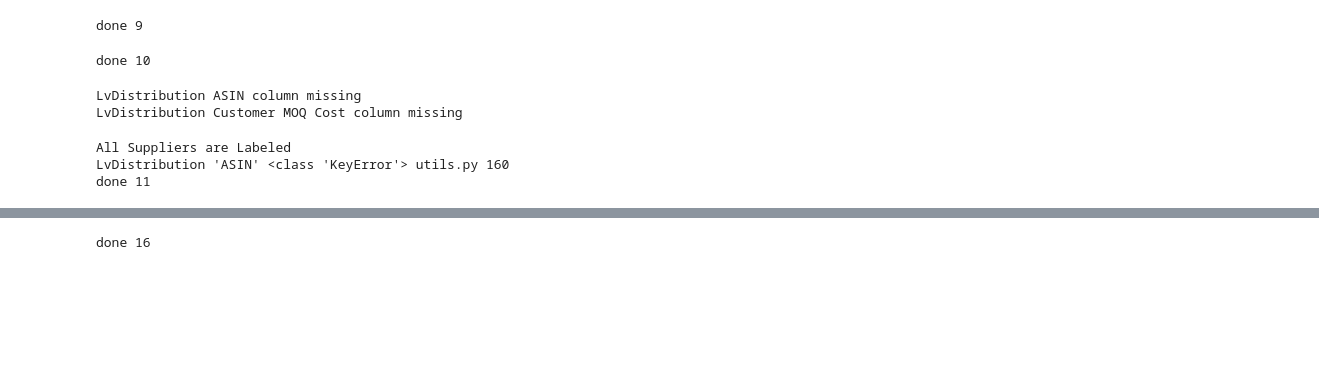
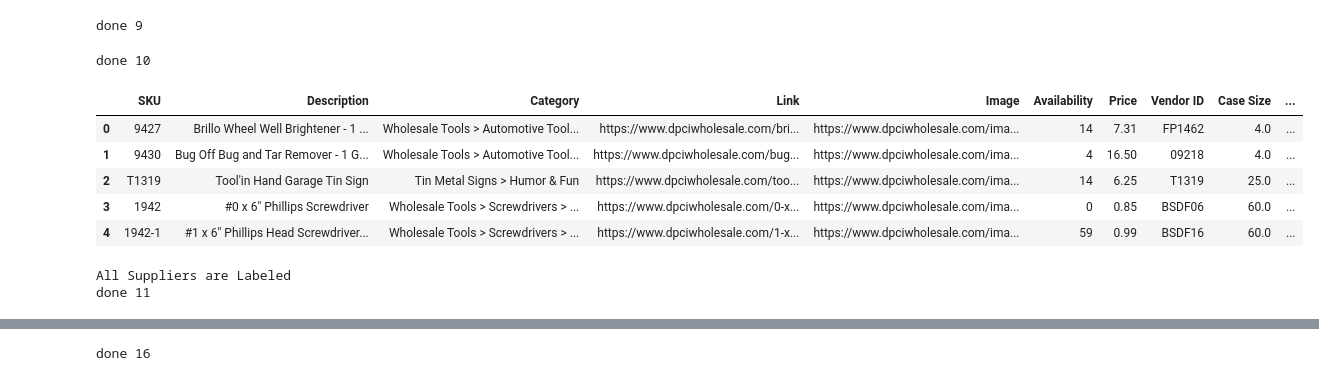
Before and after one commit to faysal887/tricyons-analyser-v2, a Jupyter notebook: auto_catalog_update.ipynb, the cells around one changed output, grey strips where cells are left out. Drawn from its saved outputs; the diff is of its cells as text; code cells hidden in the pictures; blank space fills up the shorter version.

Commit message:
removed errors

```diff
--- a/auto_catalog_update.ipynb
+++ b/auto_catalog_update.ipynb
@@ -6,18 +6,8 @@
 
 import requests
 
-
-
 import warnings
 warnings.filterwarnings("ignore")
-# import warnings
-
-# def fxn():
-#     warnings.warn("deprecated", DeprecationWarning)
-
-# with warnings.catch_warnings():
-#     warnings.simplefilter("ignore")
-#     fxn()
 
 import smtplib
 from email.mime.multipart import MIMEMultipart
@@ -29,10 +19,13 @@ import time, requests, csv, json
 from datetime import datetime
 pd.set_option('display.max_columns', 100)
 pd.set_option('display.max_rows', 20000)
-pd.set_option('display.max_colwidth', -1)
+pd.set_option('display.max_colwidth', 10000)
 
 import sys, os, shutil, pdb
 sys.path.insert(1, '/Users/muhammadfaisal/Documents/')
+
+
+
 
 
 from pathlib import Path
@@ -44,10 +37,13 @@ from IPython.display import display, clear_output
 from bs4 import BeautifulSoup
 
 
-
-
 from pydrive.auth import GoogleAuth
 from pydrive.drive import GoogleDrive
+
+try:
+  from tabula.io import read_pdf
+except:
+  %pip install tabula-py
 
 try: # running remotely
     from google.colab import drive
@@ -62,3 +53,5 @@ except:
+# %%
+TEST_CATALOGS=[]
 # %% [markdown]
 # Local VS Remote
 # %%
@@ -210,7 +226,11 @@ done 7
 linksdf=pd.read_excel(f'{tmp_dir}/Catalogs Link.xlsx')
 # data=linksdf.dropna(subset=['Link'], axis=0)
 data=strip_column_names(linksdf)
-df=data[data.Active==True].copy()
+if TEST_CATALOGS:
+    df=data[(data.Active==True)&(data.Distributor.isin(TEST_CATALOGS))].copy()
+else:
+    df=data[(data.Active==True)].copy()
+
 print(df.shape)
 # %% [output]
 (32, 16)
@@ -266,23 +291,40 @@ done 10
+# %%
+catalogs['DPCI_Wholesale'].head()
+# %% [output]
+|  | SKU | Description | Category | Link | Image | Availability | Price | Vendor ID | Case Size | ... |
+| 0 | 9427 | Brillo Wheel Well Brightener - 1 ... | Wholesale Tools > Automotive Tool... | https://www.dpciwholesale.com/bri... | https://www.dpciwholesale.com/ima... | 14 | 7.31 | FP1462 | 4.0 | ... |
+| 1 | 9430 | Bug Off Bug and Tar Remover - 1 G... | Wholesale Tools > Automotive Tool... | https://www.dpciwholesale.com/bug... | https://www.dpciwholesale.com/ima... | 4 | 16.50 | 09218 | 4.0 | ... |
+| 2 | T1319 | Tool'in Hand Garage Tin Sign | Tin Metal Signs > Humor & Fun | https://www.dpciwholesale.com/too... | https://www.dpciwholesale.com/ima... | 14 | 6.25 | T1319 | 25.0 | ... |
+| 3 | 1942 | #0 x 6" Phillips Screwdriver | Wholesale Tools > Screwdrivers > ... | https://www.dpciwholesale.com/0-x... | https://www.dpciwholesale.com/ima... | 0 | 0.85 | BSDF06 | 60.0 | ... |
+| 4 | 1942-1 | #1 x 6" Phillips Head Screwdriver... | Wholesale Tools > Screwdrivers > ... | https://www.dpciwholesale.com/1-x... | https://www.dpciwholesale.com/ima... | 59 | 0.99 | BSDF16 | 60.0 | ... |
 # %%
 # sanity checks to check all the required columns are present
 for name, tmpdf in catalogs.items():
-    # pdb.set_trace()
-    id_columns_name	= df[df.Distributor==name].id_columns_name.item()
-    id_columns_type = df[df.Distributor==name].id_columns_type.item()
-    price_column    = df[df.Distributor==name].price_column.item()
+    try:
+        if name!='DPCI_Wholesale': continue
+        # pdb.set_trace()
+        id_columns_name	= df[df.Distributor==name].id_columns_name.item()
+        id_columns_type = df[df.Distributor==name].id_columns_type.item()
+        price_column    = df[df.Distributor==name].price_column.item()
 
-    if id_columns_name not in tmpdf.columns: print(f'{name} {id_columns_name} column missing')
-    if price_column not in tmpdf.columns: print(f'{name} {price_column} column missing')
+        if id_columns_name not in tmpdf.columns: print(f'{name} "{id_columns_name}" column missing')
+        if price_column not in tmpdf.columns: print(f'{name} "{price_column}" column missing')
+    except Exception as e:
+        print(f'Supplier: {name}')
+        print(f'ERROR: {e}')
+        print(f'id_columns_name: {id_columns_name}')
+        print(f'id_columns_type: {id_columns_type}')
+        print(f'price_column: {price_column}')
+
+
+        # print(price_column, id_columns_name, id_columns_type)
+        # print('\n')
-# %% [output]
-LvDistribution ASIN column missing
-LvDistribution Customer MOQ Cost column missing
 # %%
 # 11. label data
 df, catalogs=label_data(df, catalogs)
 print('done 11')
 # %% [output]
 All Suppliers are Labeled
-LvDistribution 'ASIN' <class 'KeyError'> utils.py 160
 done 11
 # %%
 # preprocess each supplier separately
```
Also changed, not shown: parts of 13 cells of this notebook, 2 other files.
